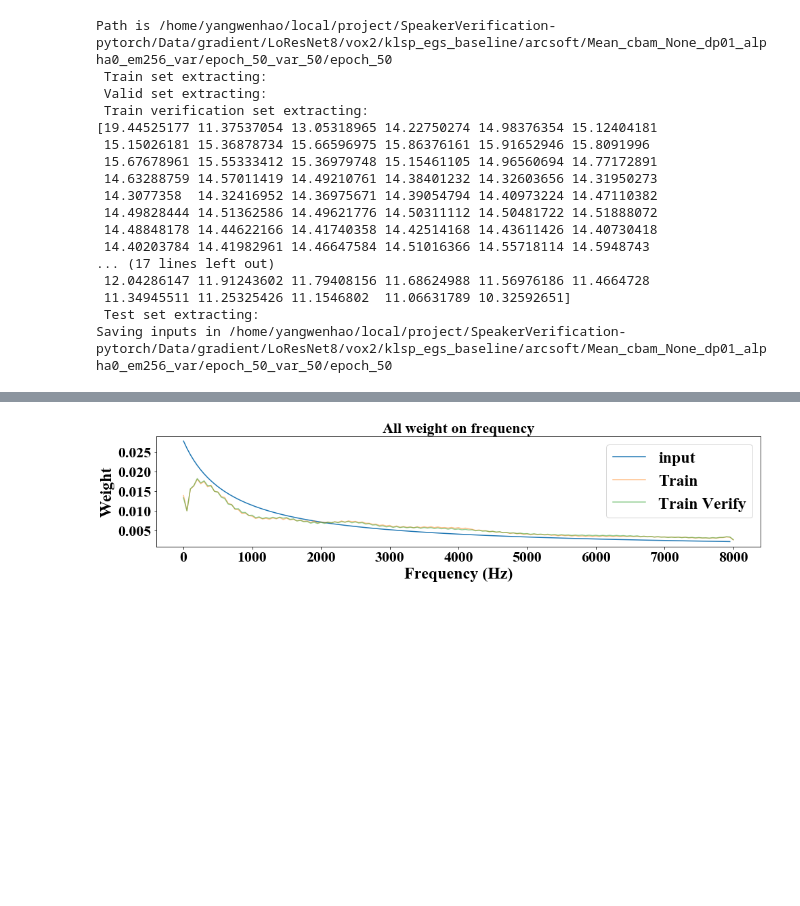
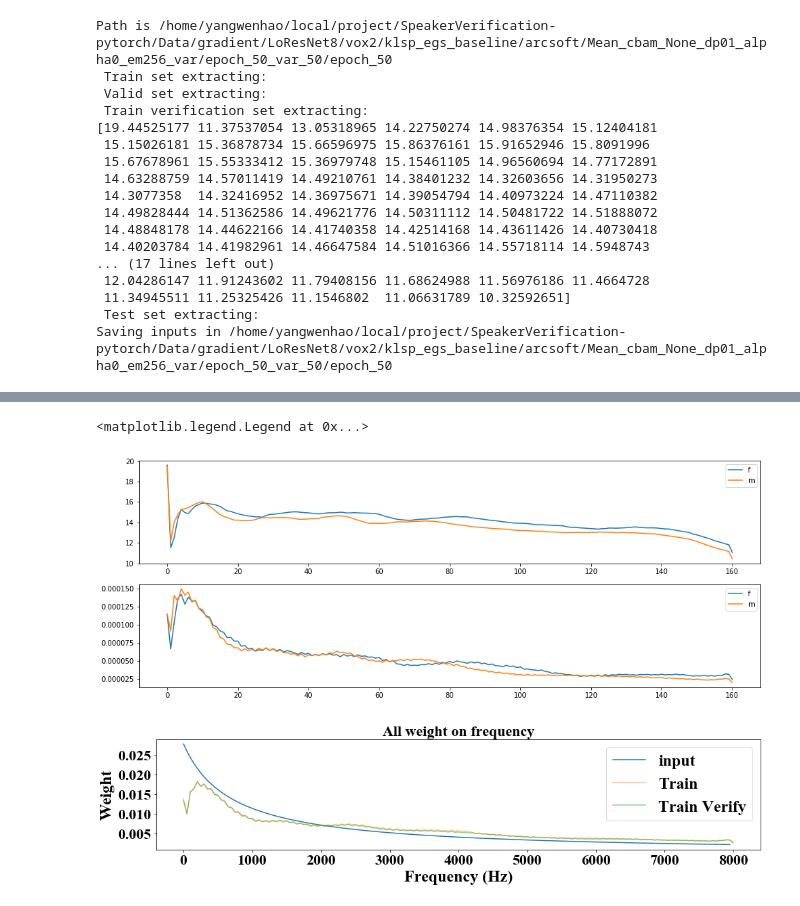
Before and after one commit to Wenhao-Yang/SpeakerVerifiaction-pytorch, a Jupyter notebook: Lime/visual_gradient.ipynb, the cells around one changed output, grey strips where cells are left out. Cells and saved outputs as stored; diff of their text form; code cells hidden in the pictures; blank space fills up the shorter version.

Commit message:
[lime] gender

```diff
--- a/Lime/visual_gradient.ipynb
+++ b/Lime/visual_gradient.ipynb
@@ -27,7 +28,7 @@ extract_path='/home/yangwenhao/local/project/SpeakerVerification-pytorch/Data/gr
 
 # Training options
 feat_dim = 161
-samples = 5
+samples = 100
 acoustic_feature = 'spectrogram' # choices=['fbank', 'spectrogram', 'mfcc'],
 seed = 123456
 load_from_pickle = False # load saved gradient and data
@@ -222,3 +239,9 @@ Path is /home/yangwenhao/local/project/SpeakerVerification-pytorch/Data/gradient
  11.34945511 11.25325426 11.1546802  11.06631789 10.32592651]
  Test set extracting:
 Saving inputs in /home/yangwenhao/local/project/SpeakerVerification-pytorch/Data/gradient/LoResNet8/vox2/klsp_egs_baseline/arcsoft/Mean_cbam_None_dp01_alpha0_em256_var/epoch_50_var_50/epoch_50
+# %%
+some_data = {}
+for uid,(data, grad) in zip(time_data_uid, time_data):
+    some_data[uid]=[data, grad]
+
+print(list(some_data.keys()))
@@ -225,3 +287,43 @@ Saving inputs in /home/yangwenhao/local/project/SpeakerVerification-pytorch/Data
+# %%
+train_input_f = np.zeros((feat_dim))
+train_input_m = np.zeros((feat_dim))
+
+grad_input_f = np.zeros((feat_dim))
+grad_input_m = np.zeros((feat_dim))
+
+males = 0
+for uid in some_data:
+    gender = uid2gender[uid]
+    data,grad = some_data[uid]
+    if gender =='f':
+        train_input_f += data.mean(axis=0)
+        grad_input_f += np.abs(grad).mean(axis=0)
+    else:
+        males += 1
+        train_input_m += data.mean(axis=0)
+        grad_input_m += np.abs(grad).mean(axis=0)
+
+females = len(some_data)-males
+train_input_f /= females
+train_input_m /= males
+
+grad_input_f /= females
+grad_input_m /= males
+# %%
+plt.figure(figsize=(16, 6))
+
+ax = plt.subplot(2, 1, 1)
+ax.plot(train_input_f)
+ax.plot(train_input_m)
+ax.legend(['f', 'm'])
+
+ax = plt.subplot(2, 1, 2)
+ax.plot(grad_input_f)
+ax.plot(grad_input_m)
+ax.legend(['f', 'm'])
+# %% [output]
+<matplotlib.legend.Legend at 0x...>
+[figure, added]
 # %%
 # all_data [5, 2, 120, 161]
 # plotting filters distributions
```
Also changed, not shown: parts of 5 cells of this notebook.
